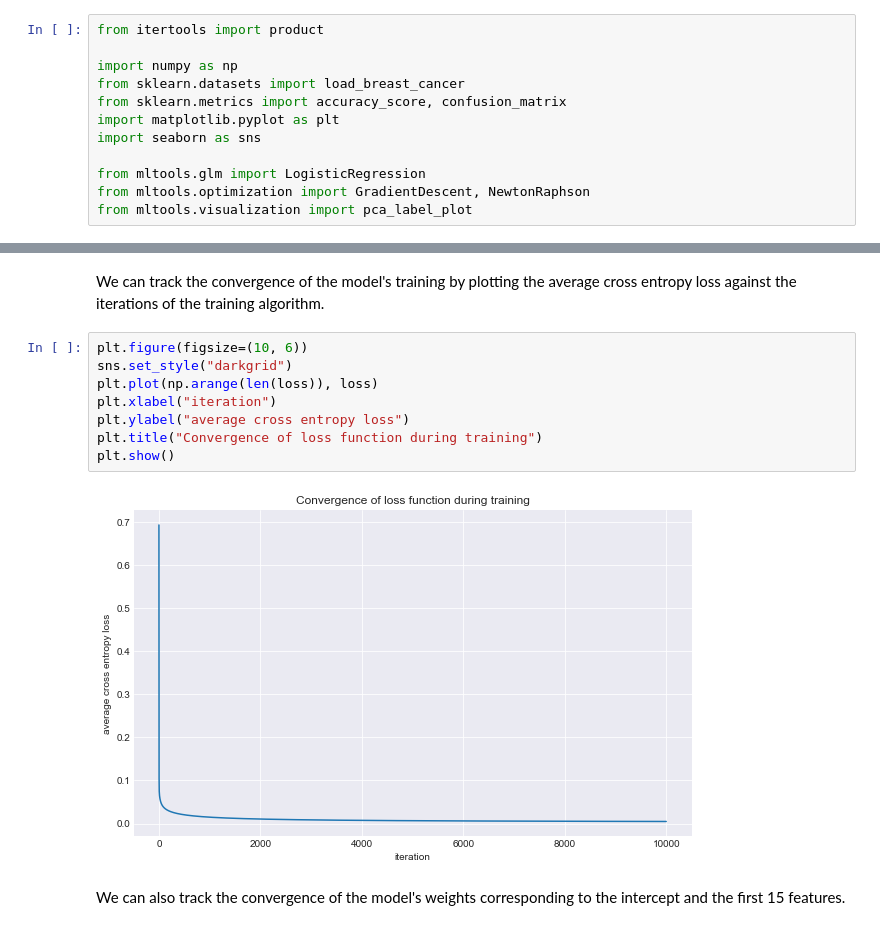
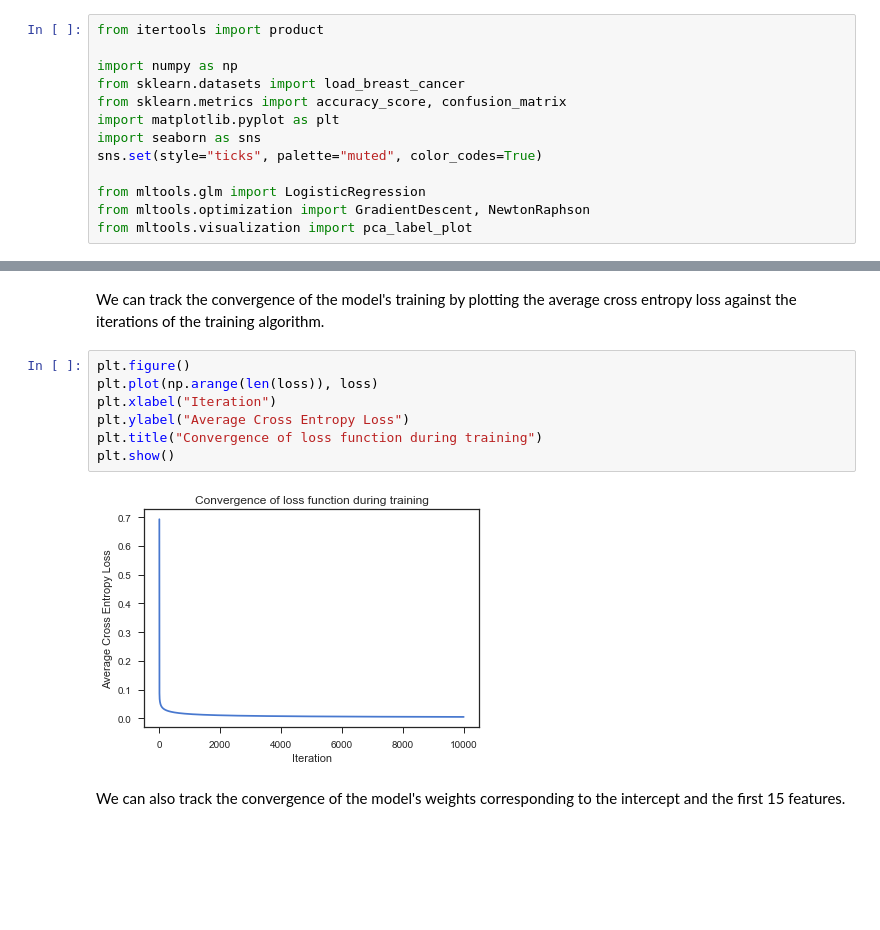
Before and after one commit to artemmavrin/StatTools, a Jupyter notebook: examples/Logistic Regression.ipynb, the cells around one changed output, grey strips where cells are left out. Drawn from its saved outputs; the diff is of its cells as text; blank space fills up the shorter version.

Commit message:
Using consistent plot styles in examples

```diff
--- a/examples/Logistic Regression.ipynb
+++ b/examples/Logistic Regression.ipynb
@@ -10,6 +10,7 @@ from sklearn.datasets import load_breast_cancer
 from sklearn.metrics import accuracy_score, confusion_matrix
 import matplotlib.pyplot as plt
 import seaborn as sns
+sns.set(style="ticks", palette="muted", color_codes=True)
 
 from mltools.glm import LogisticRegression
 from mltools.optimization import GradientDescent, NewtonRaphson
@@ -56,15 +57,14 @@ Wall time: 739 ms
 # %% [markdown]
 We can track the convergence of the model's training by plotting the average cross entropy loss against the iterations of the training algorithm.
 # %%
-plt.figure(figsize=(10, 6))
-sns.set_style("darkgrid")
+plt.figure()
 plt.plot(np.arange(len(loss)), loss)
-plt.xlabel("iteration")
-plt.ylabel("average cross entropy loss")
+plt.xlabel("Iteration")
+plt.ylabel("Average Cross Entropy Loss")
 plt.title("Convergence of loss function during training")
 plt.show()
 # %% [output]
-[figure, old version]
+[figure, new version]
 # %% [markdown]
 We can also track the convergence of the model's weights corresponding to the intercept and the first 15 features.
 # %%
```
Also changed, not shown: parts of 6 cells of this notebook, 4 other files.
